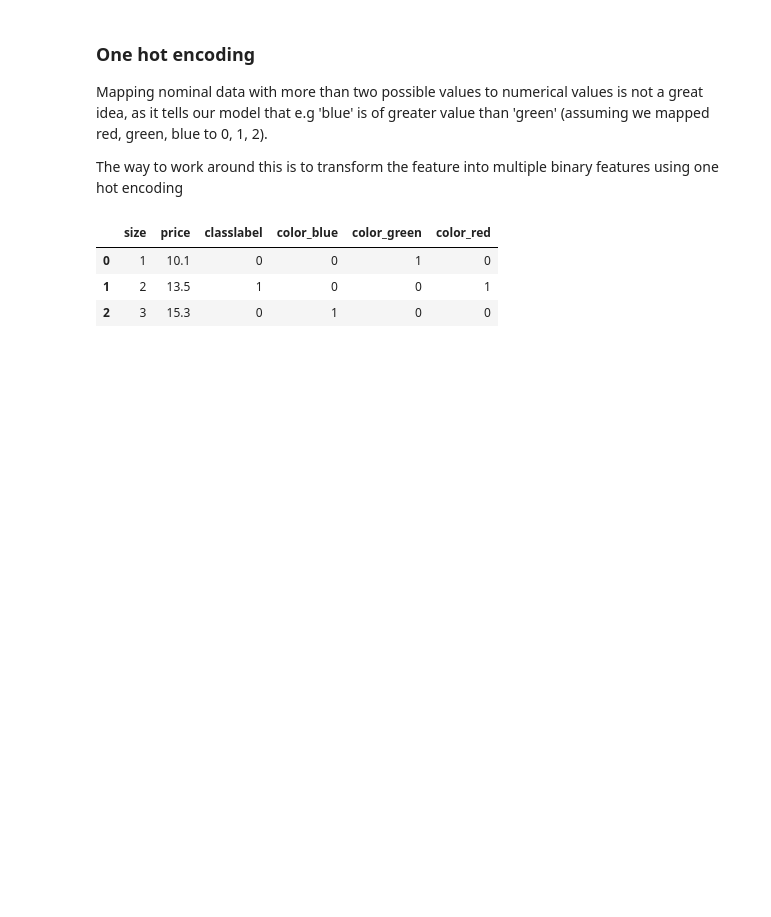
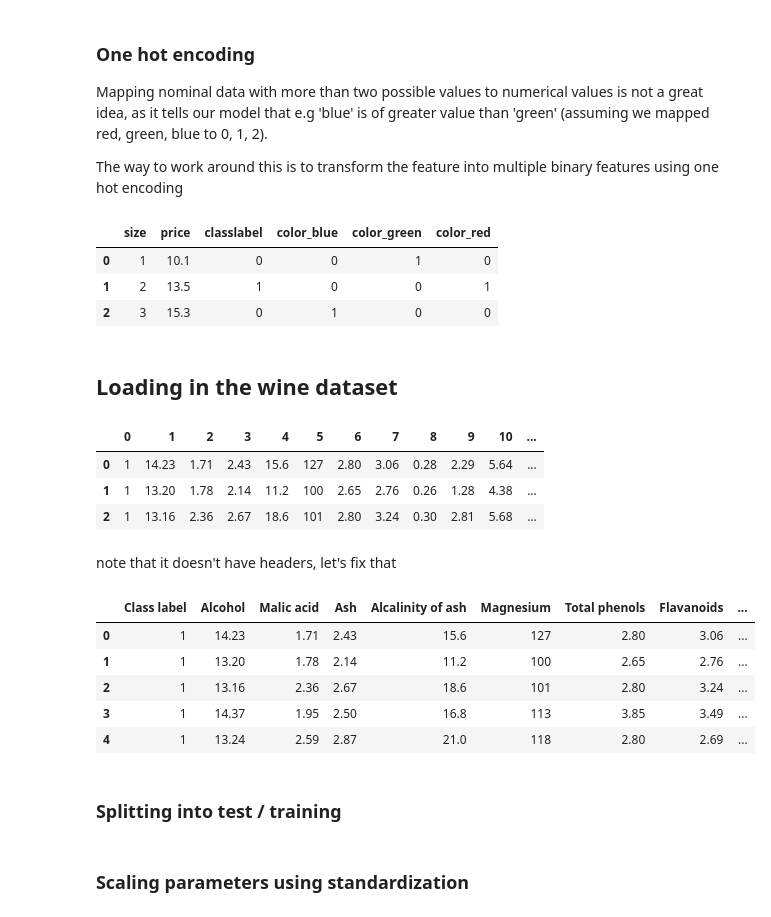
Before and after one commit to krosaen/ml-study, a Jupyter notebook: python-ml-book/ch04/ch04.ipynb, the cells around one changed output. Cells and saved outputs as stored; diff of their text form; code cells hidden in the pictures; blank space fills up the shorter version.

```diff
--- a/python-ml-book/ch04/ch04.ipynb
+++ b/python-ml-book/ch04/ch04.ipynb
@@ -166,3 +168,32 @@ pd.get_dummies(df, columns=['color'])
 | 0 | 1 | 10.1 | 0 | 0 | 1 | 0 |
 | 1 | 2 | 13.5 | 1 | 0 | 0 | 1 |
 | 2 | 3 | 15.3 | 0 | 1 | 0 | 0 |
+# %% [markdown]
+## Loading in the wine dataset
+# %%
+df_wine = pd.read_csv('wine.data', header=None)
+
+df_wine.head(3)
+# %% [output]
+|  | 0 | 1 | 2 | 3 | 4 | 5 | 6 | 7 | 8 | 9 | 10 | ... |
+| 0 | 1 | 14.23 | 1.71 | 2.43 | 15.6 | 127 | 2.80 | 3.06 | 0.28 | 2.29 | 5.64 | ... |
+| 1 | 1 | 13.20 | 1.78 | 2.14 | 11.2 | 100 | 2.65 | 2.76 | 0.26 | 1.28 | 4.38 | ... |
+| 2 | 1 | 13.16 | 2.36 | 2.67 | 18.6 | 101 | 2.80 | 3.24 | 0.30 | 2.81 | 5.68 | ... |
+# %% [markdown]
+note that it doesn't have headers, let's fix that
+# %%
+df_wine.columns = ['Class label', 'Alcohol', 'Malic acid', 'Ash',
+                   'Alcalinity of ash', 'Magnesium', 'Total phenols',
+                   'Flavanoids', 'Nonflavanoid phenols', 'Proanthocyanins',
+                   'Color intensity', 'Hue', 'OD280/OD315 of diluted wines',
+                   'Proline']
+df_wine.head()
+# %% [output]
+|  | Class label | Alcohol | Malic acid | Ash | Alcalinity of ash | Magnesium | Total phenols | Flavanoids | ... |
+| 0 | 1 | 14.23 | 1.71 | 2.43 | 15.6 | 127 | 2.80 | 3.06 | ... |
+| 1 | 1 | 13.20 | 1.78 | 2.14 | 11.2 | 100 | 2.65 | 2.76 | ... |
+| 2 | 1 | 13.16 | 2.36 | 2.67 | 18.6 | 101 | 2.80 | 3.24 | ... |
+| 3 | 1 | 14.37 | 1.95 | 2.50 | 16.8 | 113 | 3.85 | 3.49 | ... |
+| 4 | 1 | 13.24 | 2.59 | 2.87 | 21.0 | 118 | 2.80 | 2.69 | ... |
+# %% [markdown]
+### Splitting into test / training
@@ -168,0 +207,2 @@ pd.get_dummies(df, columns=['color'])
+# %% [markdown]
+### Scaling parameters using standardization
```
Also changed, not shown: parts of 7 cells of this notebook, 1 other file.
